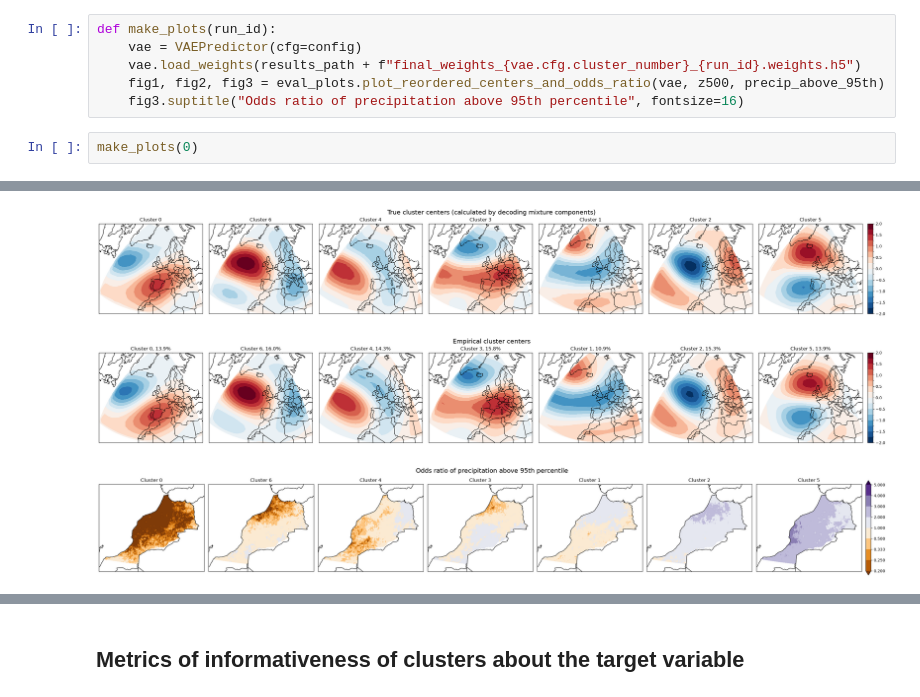
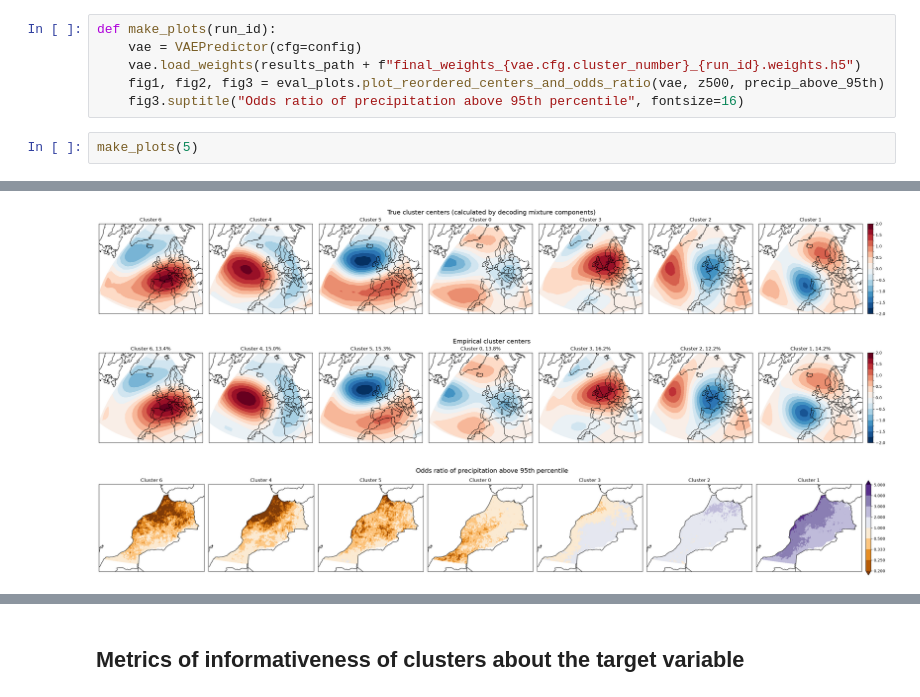
Before and after one commit to EmmaScharfmann/CodeForEarth, a Jupyter notebook: experiments/cmmvae.ipynb, the cells around one changed output, grey strips where cells are left out. Cells and saved outputs as stored; diff of their text form.

```diff
--- a/experiments/cmmvae.ipynb
+++ b/experiments/cmmvae.ipynb
@@ -136,5 +139,5 @@ def make_plots(run_id):
     fig1, fig2, fig3 = eval_plots.plot_reordered_centers_and_odds_ratio(vae, z500, precip_above_95th)
     fig3.suptitle("Odds ratio of precipitation above 95th percentile", fontsize=16)
 # %%
-make_plots(0)
+make_plots(5)
 # %% [output]
@@ -144,4 +147,4 @@ make_plots(0)
-[figure, old version]
+[figure, new version]
-[figure, old version]
+[figure, new version]
-[figure, old version]
+[figure, new version]
 # %%
```
Also changed, not shown: parts of 9 cells of this notebook, 3 other files.
